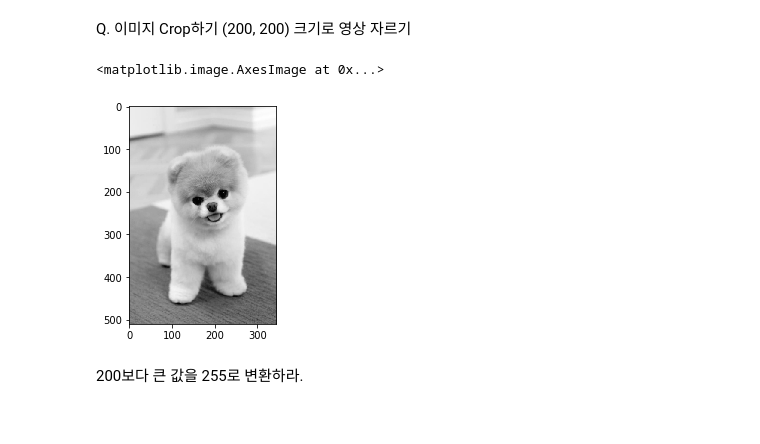
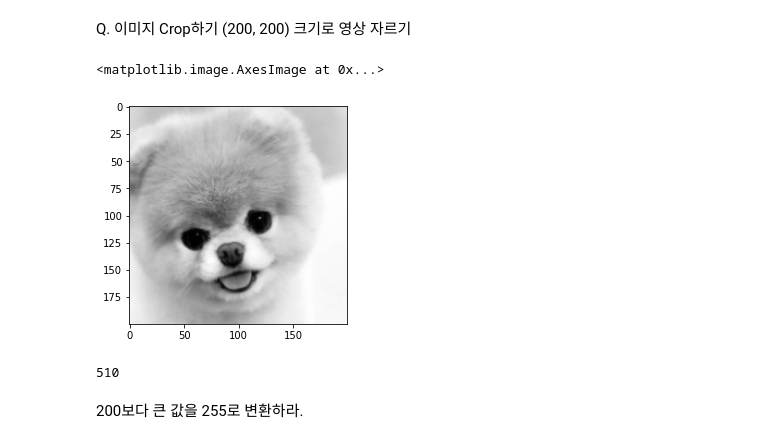
Before and after one commit to y001003/yeardream, a Jupyter notebook: python_basic/3.numpy.ipynb, the cells around one changed output. Drawn from its saved outputs; the diff is of its cells as text; code cells hidden in the pictures.

```diff
--- a/python_basic/3.numpy.ipynb
+++ b/python_basic/3.numpy.ipynb
@@ -5,6 +10,6 @@
 # %%
 from PIL import Image
-img = Image.open("image/0.png")
+img = Image.open("/content/drive/MyDrive/이어드림/image/0.png")
 img = img.convert('L')
 img
 # %% [output]
@@ -38,9 +47,13 @@ Q. 이미지 Crop하기 (200, 200) 크기로 영상 자르기
 # %%
 # 코드를 작성하세요
 
-plt.imshow(arr, cmap='gray')
+plt.imshow(arr[100:300,100:300], cmap='gray')
 # %% [output]
 <matplotlib.image.AxesImage at 0x...>
-[figure, old version]
+[figure, new version]
+# %%
+arr.shape[0]
+# %% [output]
+510
 # %% [markdown]
 200보다 큰 값을 255로 변환하라.
```
Also changed, not shown: parts of 8 cells of this notebook.
